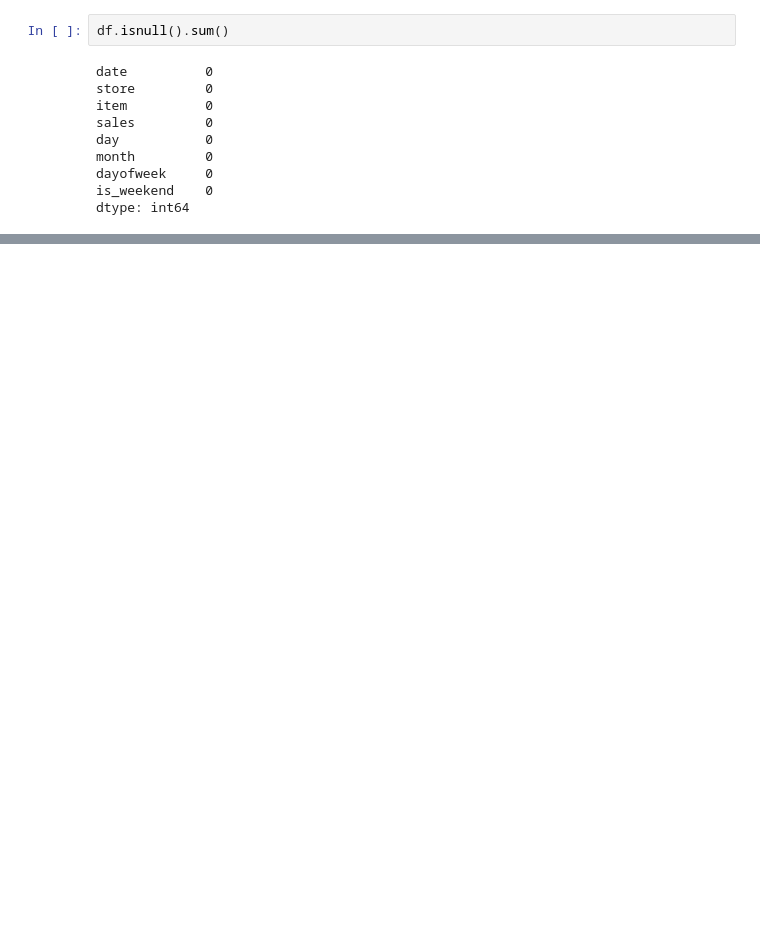
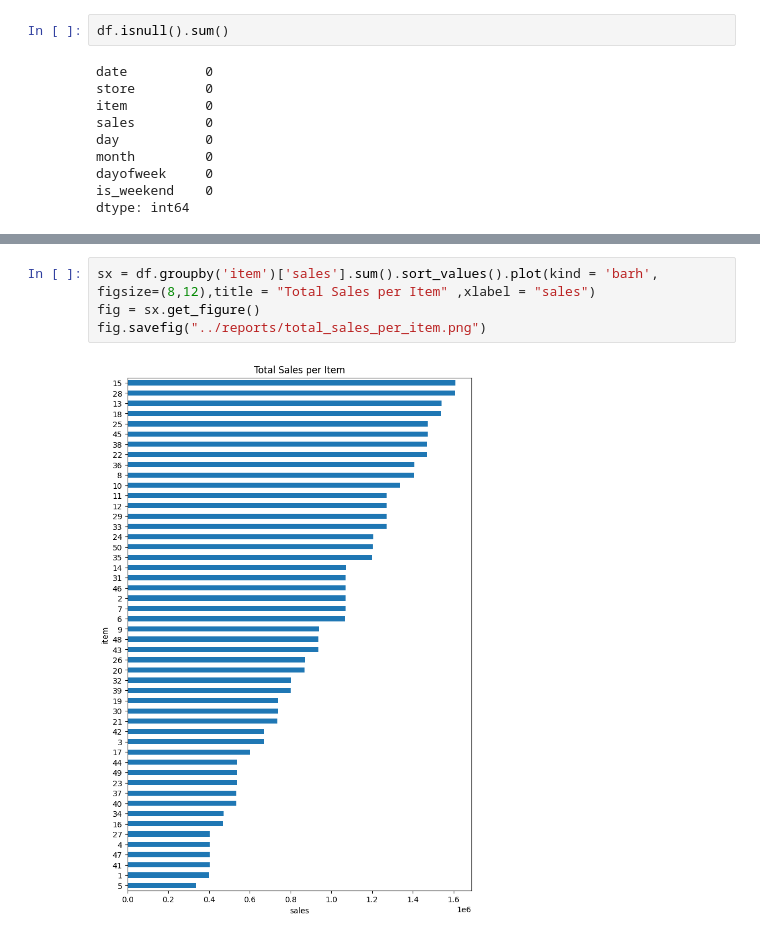
Before and after one commit to mann-rana29/Sales-Forecasting-Model, a Jupyter notebook: notebooks/eda.ipynb, the cells around one changed output, grey strips where cells are left out. Cells and saved outputs as stored; diff of their text form; blank space fills up the shorter version.

```diff
--- a/notebooks/eda.ipynb
+++ b/notebooks/eda.ipynb
@@ -166,0 +196,6 @@ df.to_csv("../data/clean-data.csv",index = False)
+# %%
+sx = df.groupby('item')['sales'].sum().sort_values().plot(kind = 'barh', figsize=(8,12),title = "Total Sales per Item" ,xlabel = "sales")
+fig = sx.get_figure()
+fig.savefig("../reports/total_sales_per_item.png")
+# %% [output]
+[figure, added]
```
Also changed, not shown: parts of 15 cells of this notebook, 11 other files.
